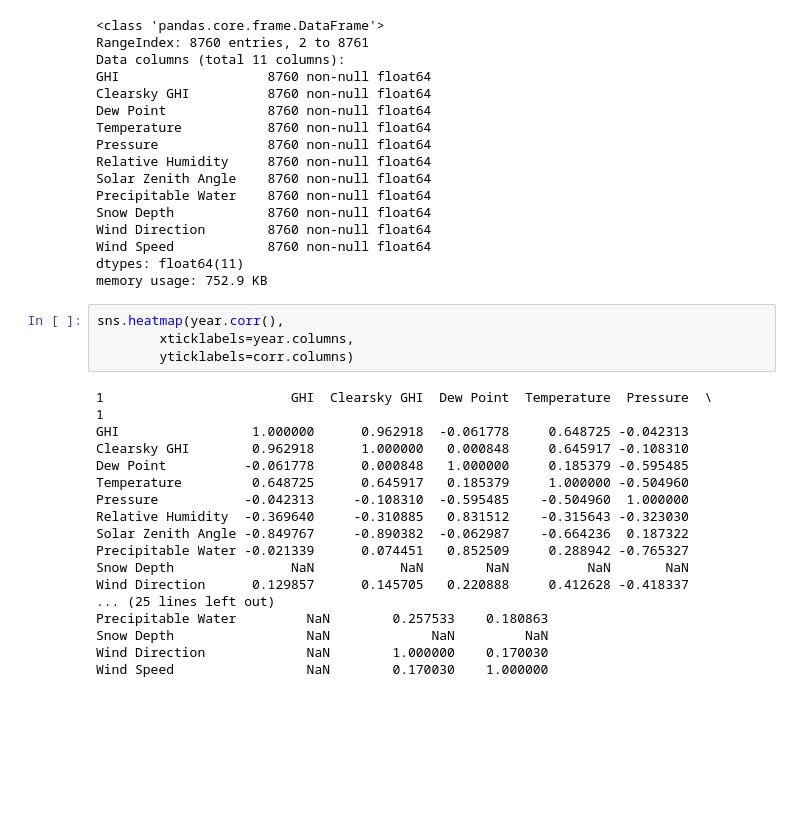
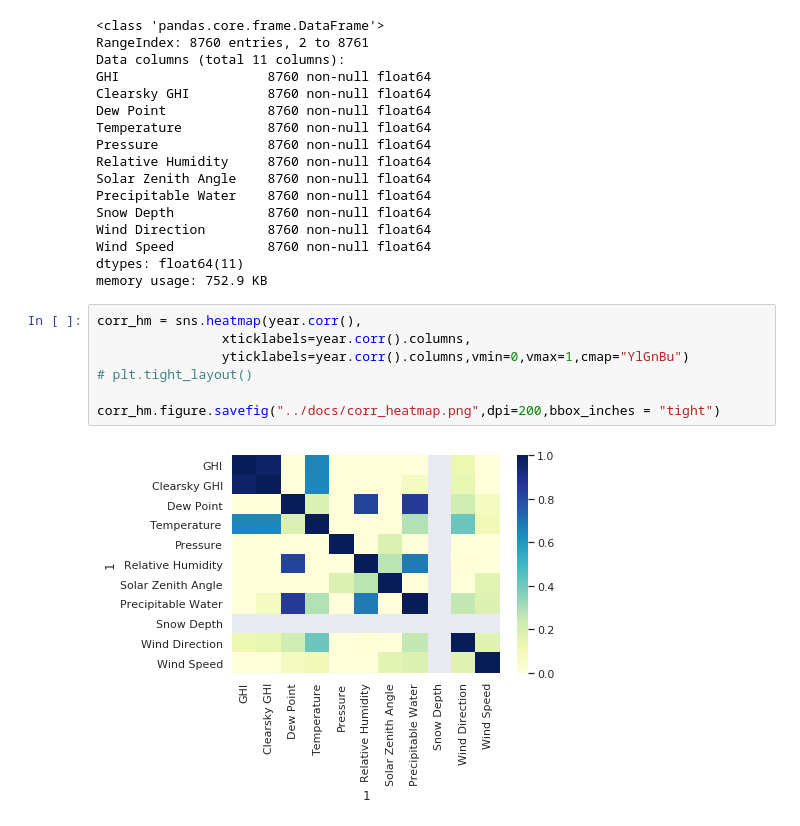
Before and after one commit to orionpax00/weather, a Jupyter notebook: src/data_filtering_&_plots.ipynb, the cells around one changed output. Saved outputs shown, nothing was run; the diff lists cells and outputs as text; blank space fills up the shorter version.

Commit message:
heatmap cmap changed to YlGnBu

```diff
--- a/src/data_filtering_&_plots.ipynb
+++ b/src/data_filtering_&_plots.ipynb
@@ -123,25 +123,12 @@ Wind Direction        8760 non-null float64
 Wind Speed            8760 non-null float64
 dtypes: float64(11)
 memory usage: 752.9 KB
-# %%
-sns.heatmap(year.corr(),
-        xticklabels=year.columns,
-        yticklabels=corr.columns)
-# %% [output]
-1                        GHI  Clearsky GHI  Dew Point  Temperature  Pressure  \
-1
-GHI                 1.000000      0.962918  -0.061778     0.648725 -0.042313
-Clearsky GHI        0.962918      1.000000   0.000848     0.645917 -0.108310
-Dew Point          -0.061778      0.000848   1.000000     0.185379 -0.595485
-Temperature         0.648725      0.645917   0.185379     1.000000 -0.504960
-Pressure           -0.042313     -0.108310  -0.595485    -0.504960  1.000000
-Relative Humidity  -0.369640     -0.310885   0.831512    -0.315643 -0.323030
-Solar Zenith Angle -0.849767     -0.890382  -0.062987    -0.664236  0.187322
-Precipitable Water -0.021339      0.074451   0.852509     0.288942 -0.765327
-Snow Depth               NaN           NaN        NaN          NaN       NaN
-Wind Direction      0.129857      0.145705   0.220888     0.412628 -0.418337
-... (25 lines left out)
-Precipitable Water         NaN        0.257533    0.180863
-Snow Depth                 NaN             NaN         NaN
-Wind Direction             NaN        1.000000    0.170030
-Wind Speed                 NaN        0.170030    1.000000
+# %%
+corr_hm = sns.heatmap(year.corr(),
+                xticklabels=year.corr().columns,
+                yticklabels=year.corr().columns,vmin=0,vmax=1,cmap="YlGnBu")
+# plt.tight_layout()
+
+corr_hm.figure.savefig("../docs/corr_heatmap.png",dpi=200,bbox_inches = "tight")
+# %% [output]
+[figure, added]
```
Also changed, not shown: 1 other file.
